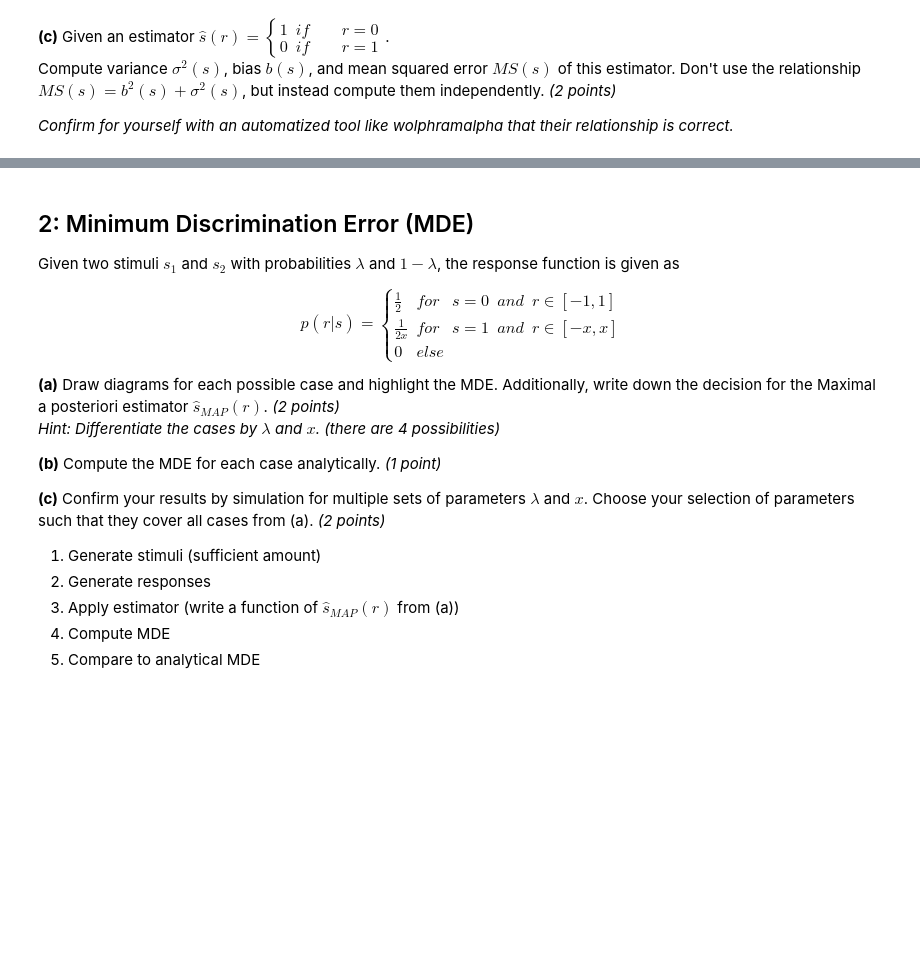
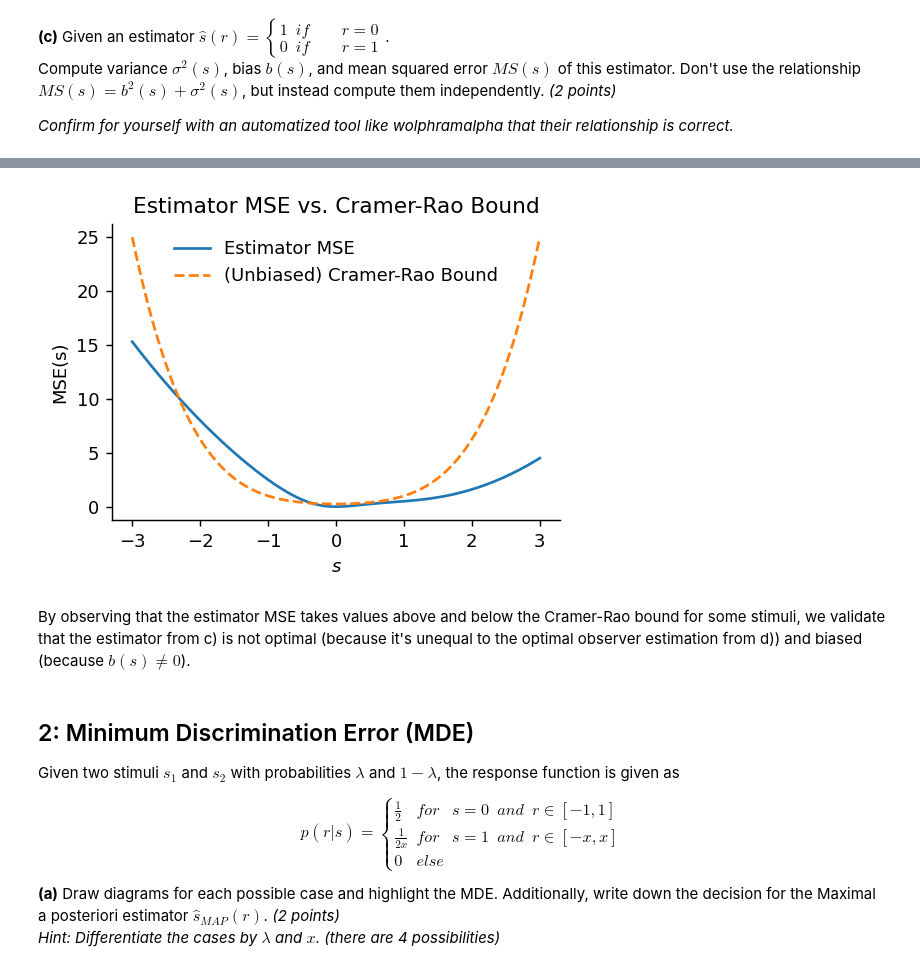
Before and after one commit to iakioh/neural_coding, a Jupyter notebook: Exercise 4/KaiRothe_KarimZaghw_Homework4.ipynb, the cells around one changed output, grey strips where cells are left out. Drawn from its saved outputs; the diff is of its cells as text; code cells hidden in the pictures; blank space fills up the shorter version.

```diff
--- a/Exercise 4/KaiRothe_KarimZaghw_Homework4.ipynb
+++ b/Exercise 4/KaiRothe_KarimZaghw_Homework4.ipynb
@@ -135,3 +251,27 @@ Why is all fo this so ugly? And how to interpret this..?
+# %%
+def mse_estimator(s):
+    return (s**2 / (1 + s**2)) * (1 + (1 - s)**2)
+
+def cramer_rao(s):
+    return ((1 + s**2)**2) / 4
+
+s_vals = np.linspace(-3, 3, 200)
+mse_vals = mse_estimator(s_vals)
+crb_vals = cramer_rao(s_vals)
+
+plt.figure(dpi=130, figsize=(4, 3), constrained_layout=True)
+plt.plot(s_vals, mse_vals, label="Estimator MSE")
+plt.plot(s_vals, crb_vals, label="(Unbiased) Cramer-Rao Bound", linestyle='--')
+plt.xlabel("$s$")
+plt.ylabel("MSE(s)")
+plt.legend(frameon=False)
+plt.title("Estimator MSE vs. Cramer-Rao Bound")
+sns.despine()
+plt.show()
+# %% [output]
+[figure, added]
+# %% [markdown]
+By observing that the estimator MSE takes values above and below the Cramer-Rao bound for some stimuli, we validate that the estimator from c) is not optimal (because it's unequal to the optimal observer estimation from d)) and biased (because $b(s) \neq 0$).
 # %% [markdown]
 ## 2: Minimum Discrimination Error (MDE)
 
@@ -145,13 +285,3 @@ $$p(r|s) = \begin{cases}
 
 **(a)** Draw diagrams for each possible case and highlight the MDE. Additionally, write down the decision for the Maximal a posteriori estimator $\hat{s}_{MAP}(r)$. *(2 points)*\
 *Hint: Differentiate the cases by $\lambda$ and $x$. (there are 4 possibilities)*
-
-**(b)** Compute the MDE for each case analytically. *(1 point)*
-
-**(c)** Confirm your results by simulation for multiple sets of parameters $\lambda$ and $x$.
-Choose your selection of parameters such that they cover all cases from (a). *(2 points)*
-1. Generate stimuli (sufficient amount)
-2. Generate responses
-3. Apply estimator (write a function of $\hat{s}_{MAP}(r)$ from (a))
-4. Compute MDE
-5. Compare to analytical MDE
```
Also changed, not shown: parts of 23 cells of this notebook.
